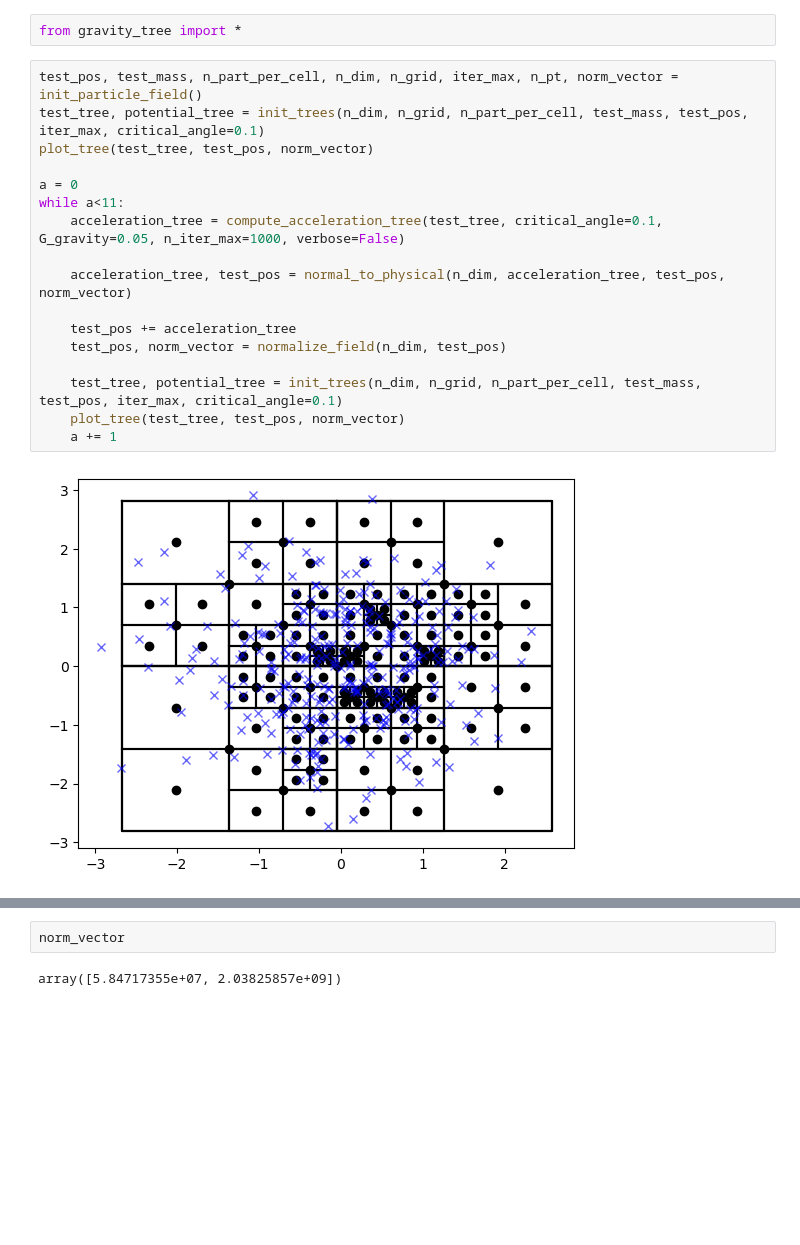
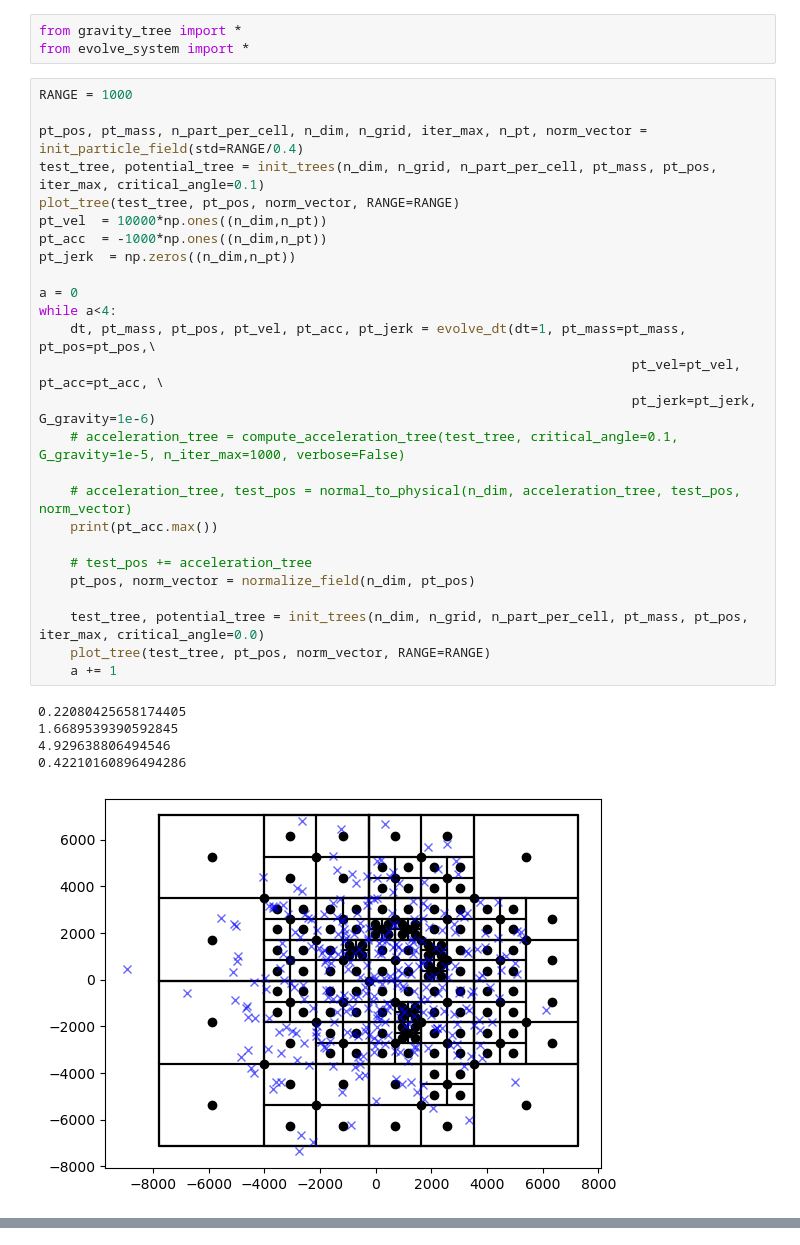
Before and after one commit to eleonoraparlanti/Galaxy_simulation, a Jupyter notebook: tree_test.ipynb, the cells around one changed output, grey strips where cells are left out. Saved outputs shown, nothing was run; the diff lists cells and outputs as text; blank space fills up the shorter version.

```diff
--- a/tree_test.ipynb
+++ b/tree_test.ipynb
@@ -1,21 +1,35 @@
 # %%
 from gravity_tree import *
+from evolve_system import *
 # %%
-test_pos, test_mass, n_part_per_cell, n_dim, n_grid, iter_max, n_pt, norm_vector = init_particle_field()
-test_tree, potential_tree = init_trees(n_dim, n_grid, n_part_per_cell, test_mass, test_pos, iter_max, critical_angle=0.1)
-plot_tree(test_tree, test_pos, norm_vector)
+RANGE = 1000
+
+pt_pos, pt_mass, n_part_per_cell, n_dim, n_grid, iter_max, n_pt, norm_vector = init_particle_field(std=RANGE/0.4)
+test_tree, potential_tree = init_trees(n_dim, n_grid, n_part_per_cell, pt_mass, pt_pos, iter_max, critical_angle=0.1)
+plot_tree(test_tree, pt_pos, norm_vector, RANGE=RANGE)
+pt_vel  = 10000*np.ones((n_dim,n_pt))
+pt_acc  = -1000*np.ones((n_dim,n_pt))
+pt_jerk  = np.zeros((n_dim,n_pt))
 
 a = 0
-while a<11:
-    acceleration_tree = compute_acceleration_tree(test_tree, critical_angle=0.1, G_gravity=0.05, n_iter_max=1000, verbose=False)
+while a<4:
+    dt, pt_mass, pt_pos, pt_vel, pt_acc, pt_jerk = evolve_dt(dt=1, pt_mass=pt_mass, pt_pos=pt_pos,\
+                                                                            pt_vel=pt_vel, pt_acc=pt_acc, \
+                                                                            pt_jerk=pt_jerk, G_gravity=1e-6)
+    # acceleration_tree = compute_acceleration_tree(test_tree, critical_angle=0.1, G_gravity=1e-5, n_iter_max=1000, verbose=False)
 
-    acceleration_tree, test_pos = normal_to_physical(n_dim, acceleration_tree, test_pos, norm_vector)
+    # acceleration_tree, test_pos = normal_to_physical(n_dim, acceleration_tree, test_pos, norm_vector)
+    print(pt_acc.max())
 
-    test_pos += acceleration_tree
-    test_pos, norm_vector = normalize_field(n_dim, test_pos)
+    # test_pos += acceleration_tree
+    pt_pos, norm_vector = normalize_field(n_dim, pt_pos)
 
-    test_tree, potential_tree = init_trees(n_dim, n_grid, n_part_per_cell, test_mass, test_pos, iter_max, critical_angle=0.1)
-    plot_tree(test_tree, test_pos, norm_vector)
+    test_tree, potential_tree = init_trees(n_dim, n_grid, n_part_per_cell, pt_mass, pt_pos, iter_max, critical_angle=0.0)
+    plot_tree(test_tree, pt_pos, norm_vector, RANGE=RANGE)
     a += 1
 # %% [output]
+0.22080425658174405
+1.6689539390592845
+4.929638806494546
+0.42210160896494286
-[figure, old version]
+[figure, new version]
@@ -33,4 +39,0 @@ while a<11:
-# %%
-norm_vector
-# %% [output]
-array([5.84717355e+07, 2.03825857e+09])
```
Also changed, not shown: parts of 1 cell of this notebook, 3 other files.
